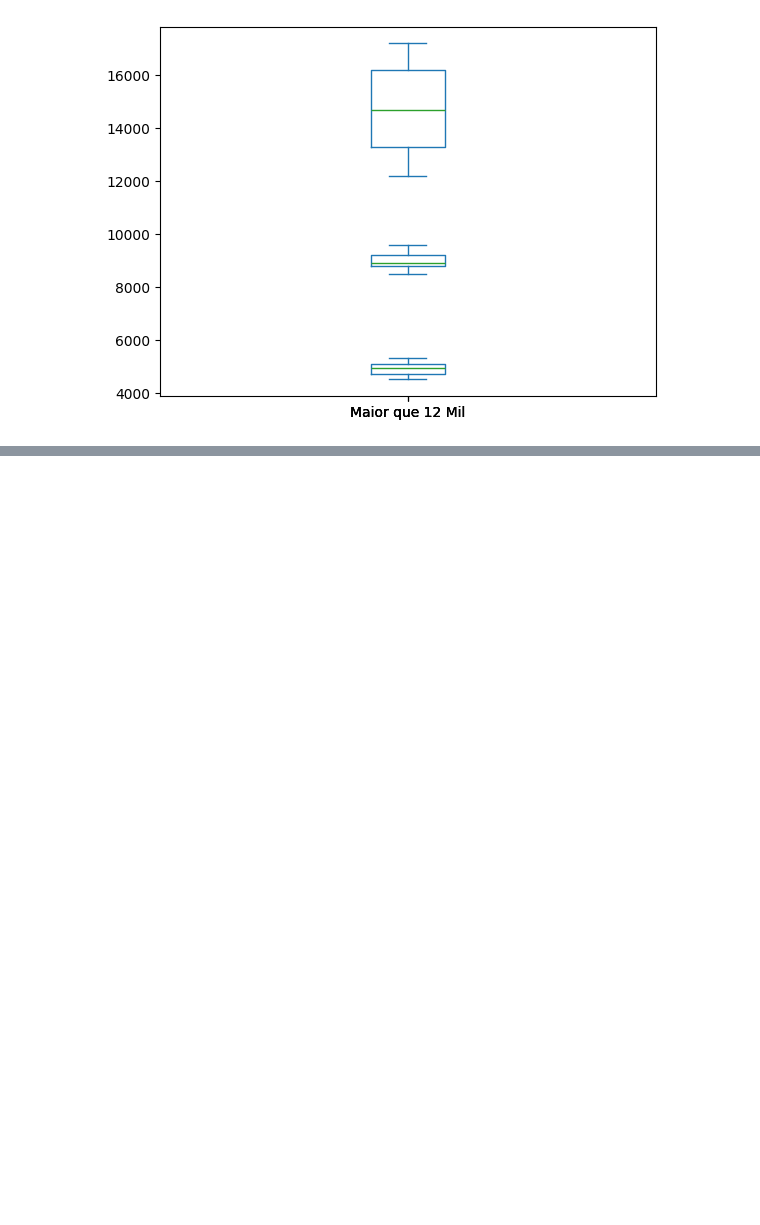
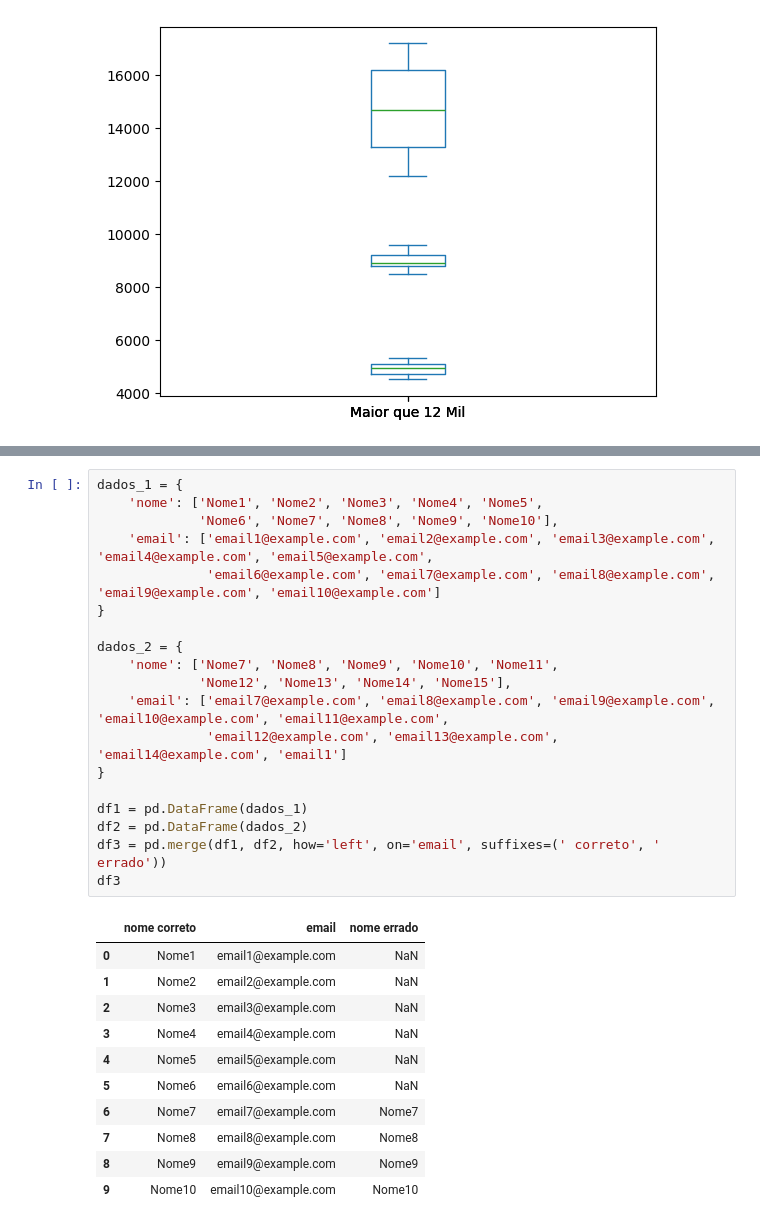
Before and after one commit to zeanjos/pycode_pandas, a Jupyter notebook: pandas.ipynb, the cells around one changed output, grey strips where cells are left out. Drawn from its saved outputs; the diff is of its cells as text; blank space fills up the shorter version.

```diff
--- a/pandas.ipynb
+++ b/pandas.ipynb
@@ -310,0 +302,31 @@ Name: Salário, dtype: int64
+# %%
+dados_1 = {
+    'nome': ['Nome1', 'Nome2', 'Nome3', 'Nome4', 'Nome5',
+             'Nome6', 'Nome7', 'Nome8', 'Nome9', 'Nome10'],
+    'email': ['email1@example.com', 'email2@example.com', 'email3@example.com', 'email4@example.com', 'email5@example.com',
+              'email6@example.com', 'email7@example.com', 'email8@example.com', 'email9@example.com', 'email10@example.com']
+}
+
+dados_2 = {
+    'nome': ['Nome7', 'Nome8', 'Nome9', 'Nome10', 'Nome11',
+             'Nome12', 'Nome13', 'Nome14', 'Nome15'],
+    'email': ['email7@example.com', 'email8@example.com', 'email9@example.com', 'email10@example.com', 'email11@example.com',
+              'email12@example.com', 'email13@example.com', 'email14@example.com', 'email1']
+}
+
+df1 = pd.DataFrame(dados_1)
+df2 = pd.DataFrame(dados_2)
+df3 = pd.merge(df1, df2, how='left', on='email', suffixes=(' correto', ' errado'))
+df3
+# %% [output]
+|  | nome correto | email | nome errado |
+| 0 | Nome1 | email1@example.com | NaN |
+| 1 | Nome2 | email2@example.com | NaN |
+| 2 | Nome3 | email3@example.com | NaN |
+| 3 | Nome4 | email4@example.com | NaN |
+| 4 | Nome5 | email5@example.com | NaN |
+| 5 | Nome6 | email6@example.com | NaN |
+| 6 | Nome7 | email7@example.com | Nome7 |
+| 7 | Nome8 | email8@example.com | Nome8 |
+| 8 | Nome9 | email9@example.com | Nome9 |
+| 9 | Nome10 | email10@example.com | Nome10 |
```
Also changed, not shown: parts of 1 cell of this notebook.
